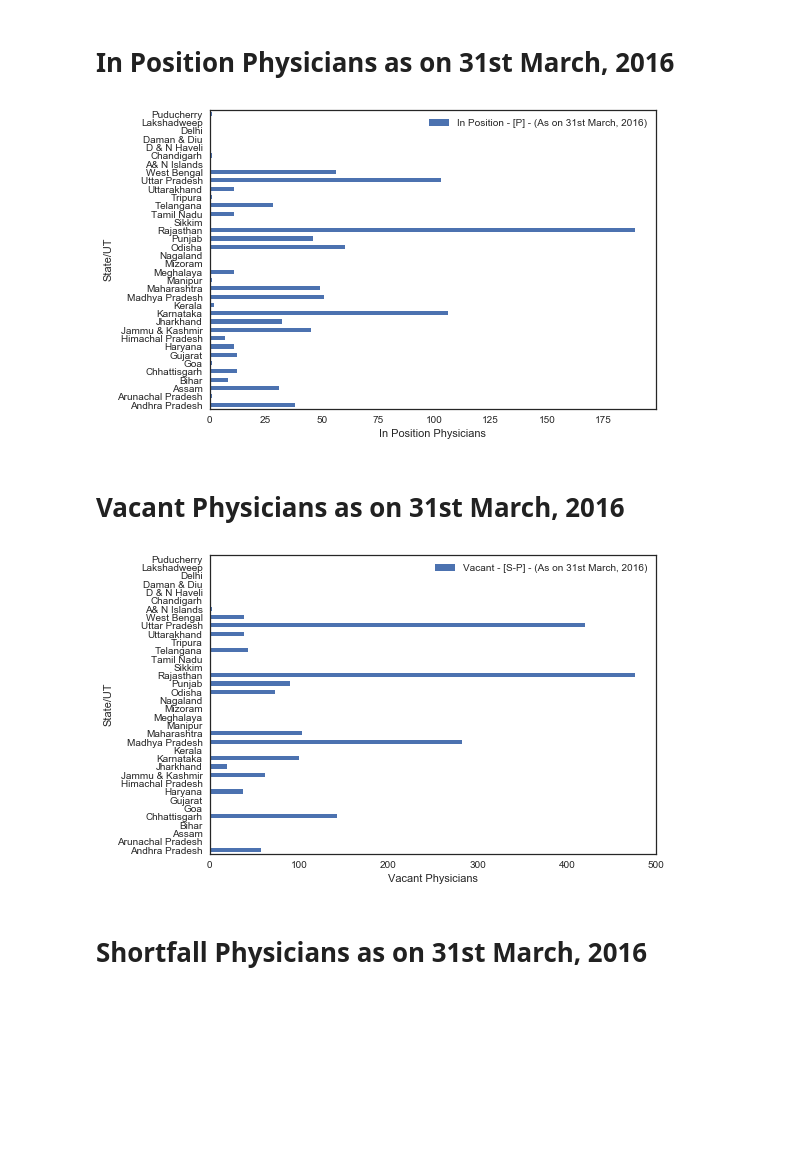
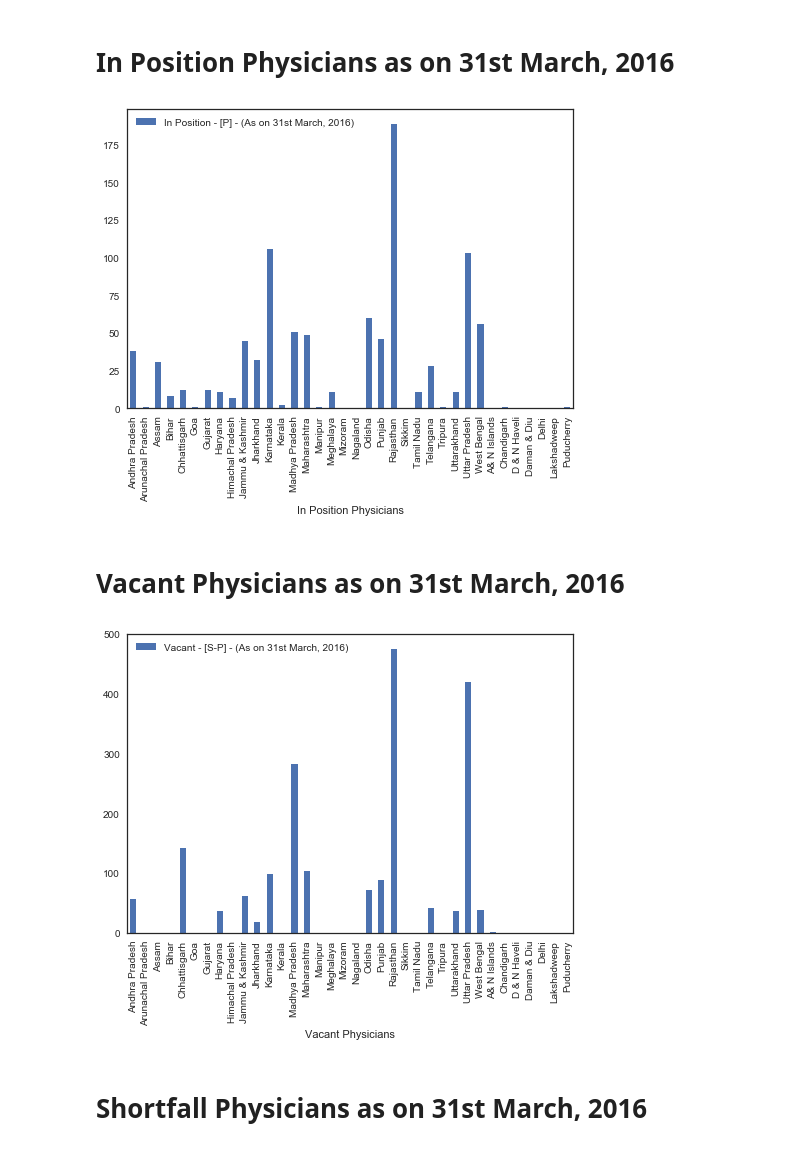
Before and after one commit to piyushsharma98/Valience_problem, a Jupyter notebook: Valiance.ipynb, the cells around one changed output. Cells and saved outputs as stored; diff of their text form; code cells hidden in the pictures; blank space fills up the shorter version.

```diff
--- a/Valiance.ipynb
+++ b/Valiance.ipynb
@@ -4,6 +4,7 @@
 import pandas as pd
 import seaborn as sns
 import matplotlib.pyplot as plt
+sns.set(style="white", color_codes=True)
 # %% [markdown]
 # Statistics of State/Ut-wise Physicians at CHCs as on 31st March, 2016
 # %%
@@ -46,19 +47,19 @@ plt.show()
 # %% [markdown]
 # In Position Physicians as on 31st March, 2016
 # %%
-physicians.plot(kind="barh", x="State/UT", y="In Position - [P] - (As on 31st March, 2016)")
+physicians.plot(kind="bar", x="State/UT", y="In Position - [P] - (As on 31st March, 2016)")
 plt.xlabel('In Position Physicians')
 plt.show()
 # %% [output]
-[figure, old version]
+[figure, new version]
 # %% [markdown]
 # Vacant Physicians as on 31st March, 2016
 # %%
-physicians.plot(kind="barh", x="State/UT", y="Vacant - [S-P] - (As on 31st March, 2016)")
+physicians.plot(kind="bar", x="State/UT", y="Vacant - [S-P] - (As on 31st March, 2016)")
 plt.xlabel('Vacant Physicians')
 plt.show()
 # %% [output]
-[figure, old version]
+[figure, new version]
 # %% [markdown]
 # Shortfall Physicians as on 31st March, 2016
 # %%
```
Also changed, not shown: parts of 3 cells of this notebook.
